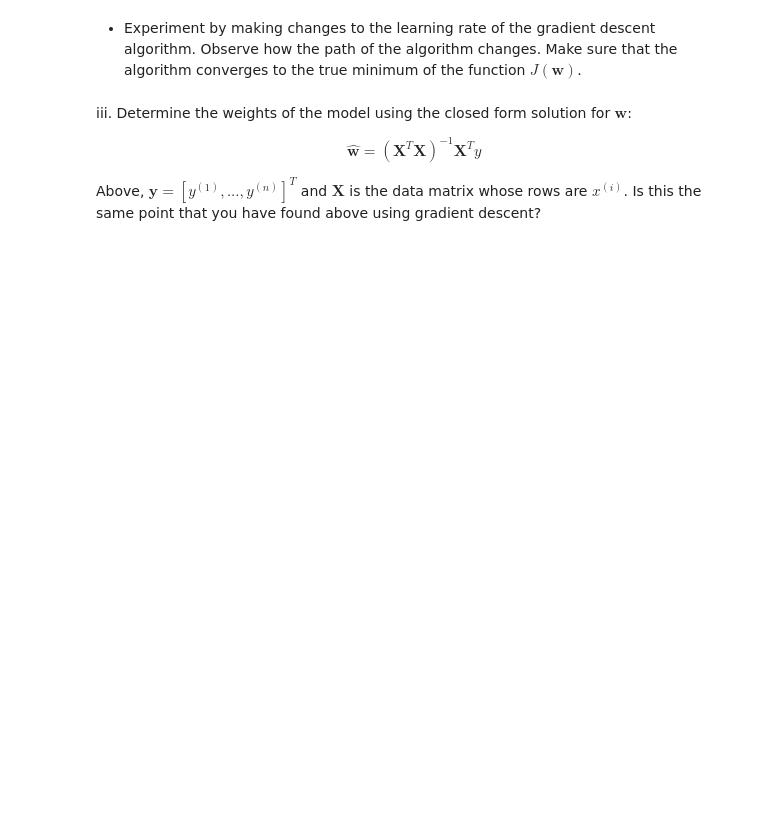
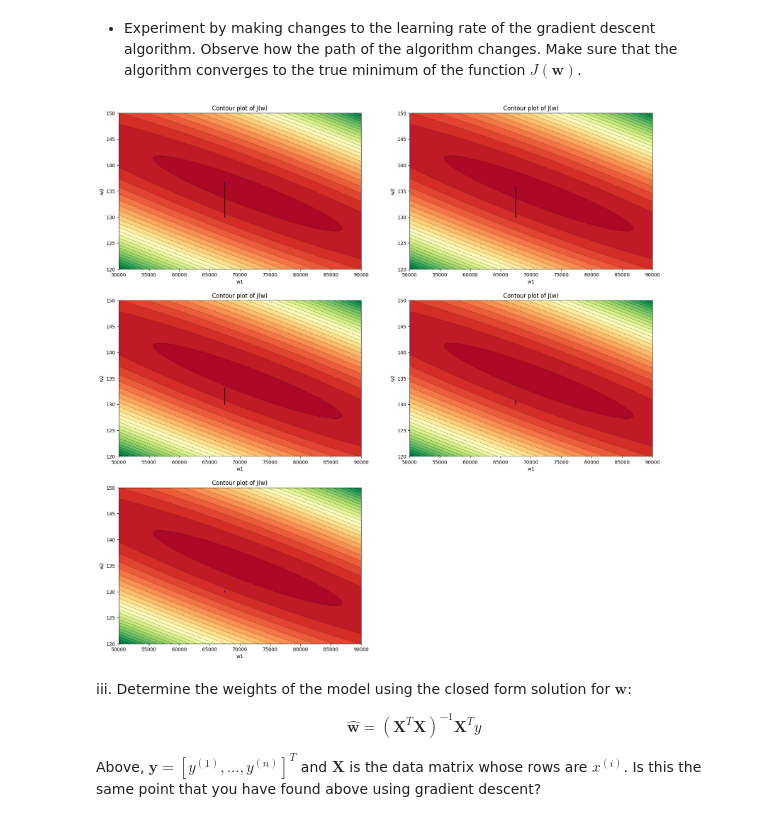
Before and after one commit to jan-clr/MLSP2324, a Jupyter notebook: S3/Supplement-3.ipynb, the cells around one changed output. Saved outputs shown, nothing was run; the diff lists cells and outputs as text; code cells hidden in the pictures; blank space fills up the shorter version.

```diff
--- a/S3/Supplement-3.ipynb
+++ b/S3/Supplement-3.ipynb
@@ -231,11 +199,22 @@ algorithm. Observe how the path of the algorithm changes. Make sure that the
 algorithm converges to the true minimum of the function $J(\boldsymbol{w})$.
 # %%
 # TODO: Define alphas (learning rates) to test.
-
-
-
+alphas = [5e-9, 3e-9, 1e-9, 5e-10, 1e-10]
 
 # TODO: Repeat experiment for each alpha and observe the contour plot in each case. You may use subplots in Matplotlib for the plots.
+plot = plt.figure()
+plot.set_figheight(20)
+plot.set_figwidth(20)
+for alpha in alphas:
+    min_delta = 1
+    w_0 = np.array([67500, 130])
+    w = GradientDescent(w_0, alpha, gradient_J, min_delta, max_iter=1000)
+
+    plot_training(w, 3, 2, alphas.index(alpha) + 1, plot)
+
+plt.show()
+# %% [output]
+[figure, added]
 # %% [markdown]
 iii\. Determine the weights of the model using the closed form solution for $\boldsymbol{w}$:
 \begin{align}
```
Also changed, not shown: parts of 5 cells of this notebook.
